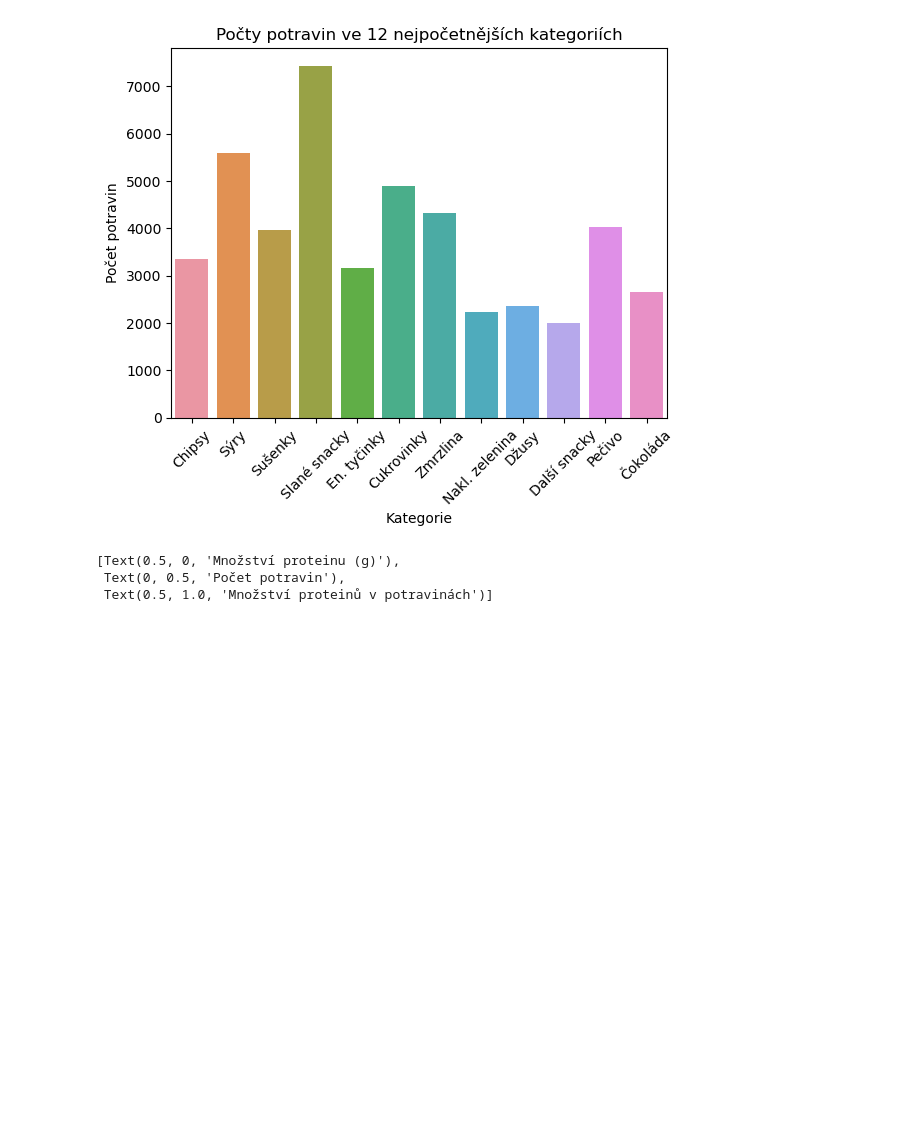
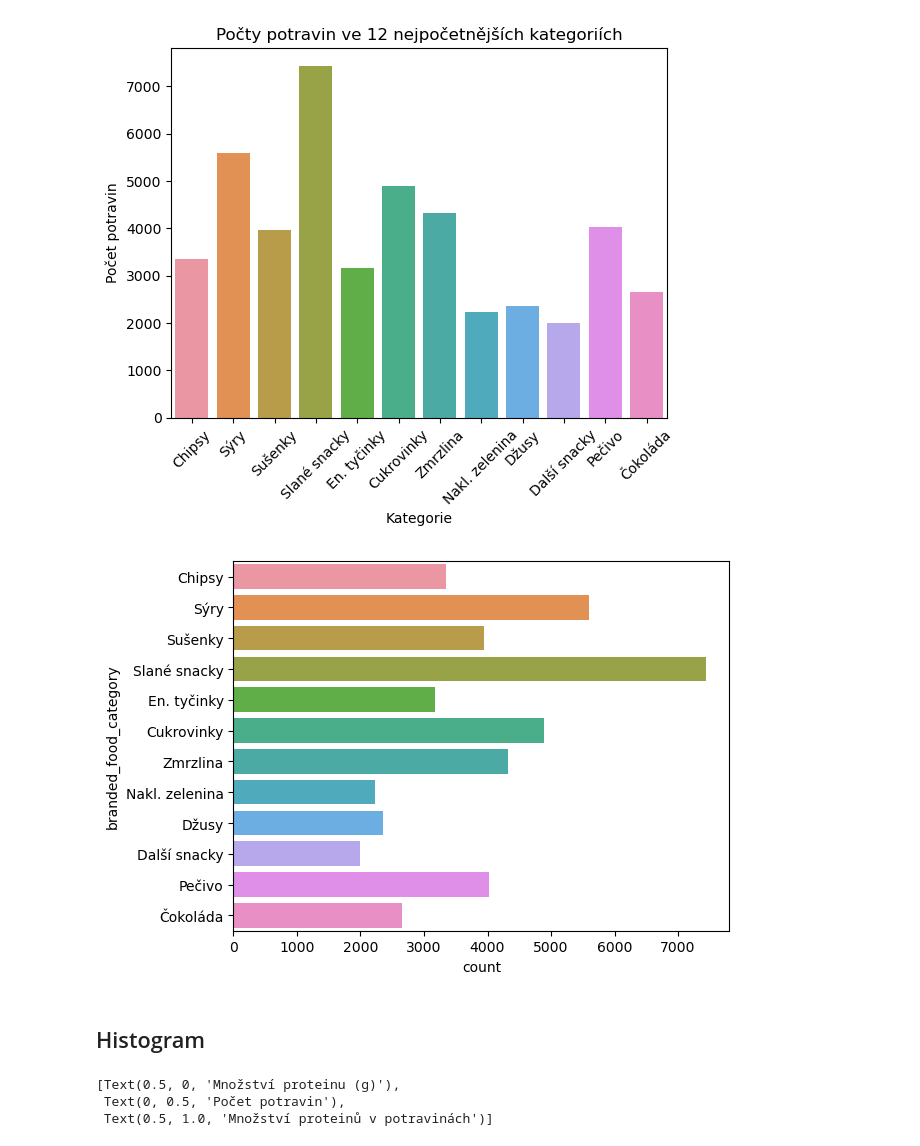
Before and after one commit to AnetaPopelova/czechitas-python-pro-datovou-analyzu-2024-02, a Jupyter notebook: notebooks/lekce-04/lekce-04.ipynb, the cells around one changed output. Drawn from its saved outputs; the diff is of its cells as text; code cells hidden in the pictures; blank space fills up the shorter version.

```diff
--- a/notebooks/lekce-04/lekce-04.ipynb
+++ b/notebooks/lekce-04/lekce-04.ipynb
@@ -115,6 +133,13 @@ ax.set(
  Text(0, 0.5, 'Počet potravin'),
  Text(0.5, 1.0, 'Počty potravin ve 12 nejpočetnějších kategoriích')]
 [figure]
+# %%
+# To switch axes, specify the 'y' parameter instead of 'x'
+ax = sns.countplot(data=food_top_cat, y="branded_food_category")
+# %% [output]
+[figure, added]
+# %% [markdown]
+## Histogram
 # %%
 food_merged_brands_protein = food_merged_brands[
     food_merged_brands["nutrient_name"] == "Protein"
```
Also changed, not shown: parts of 11 cells of this notebook.
